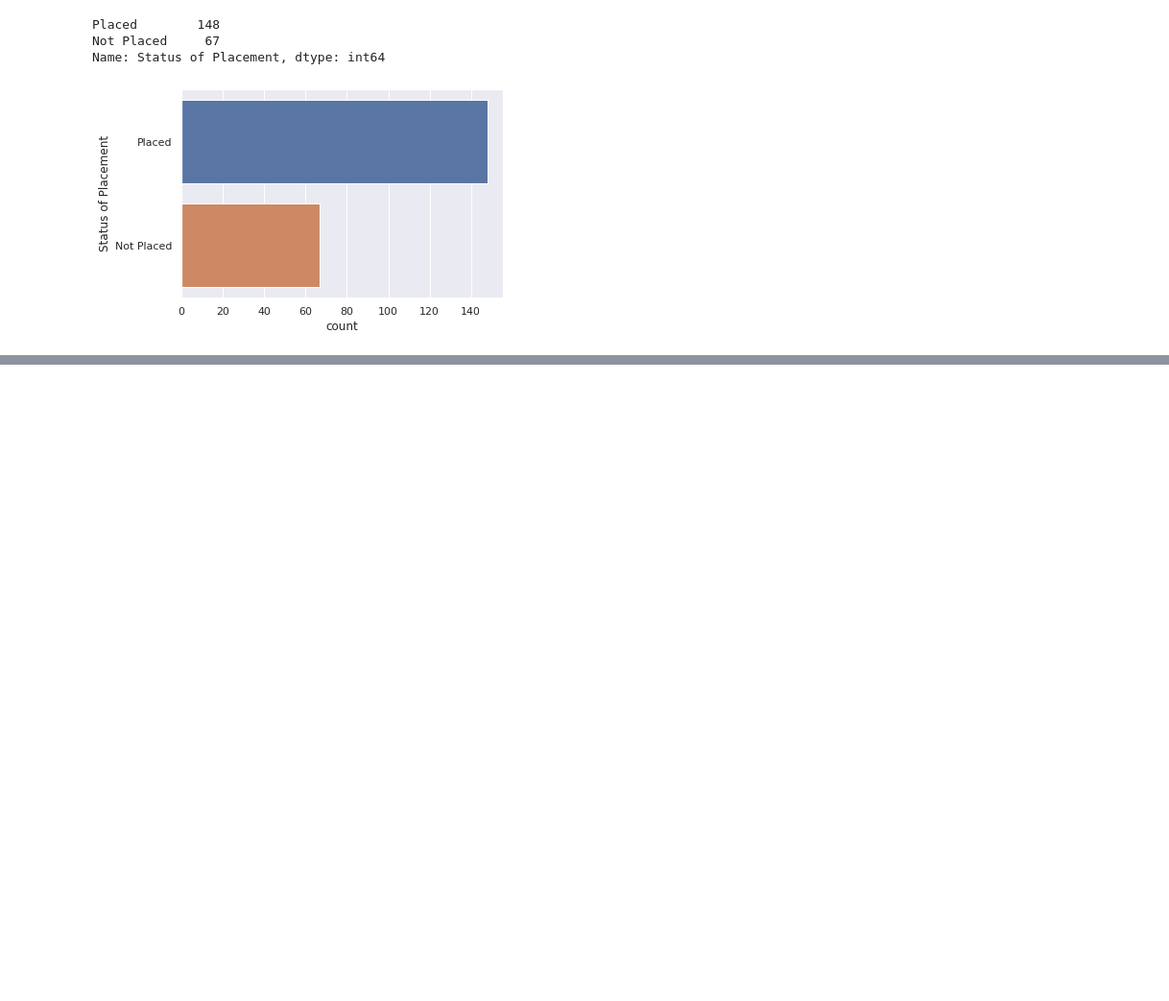
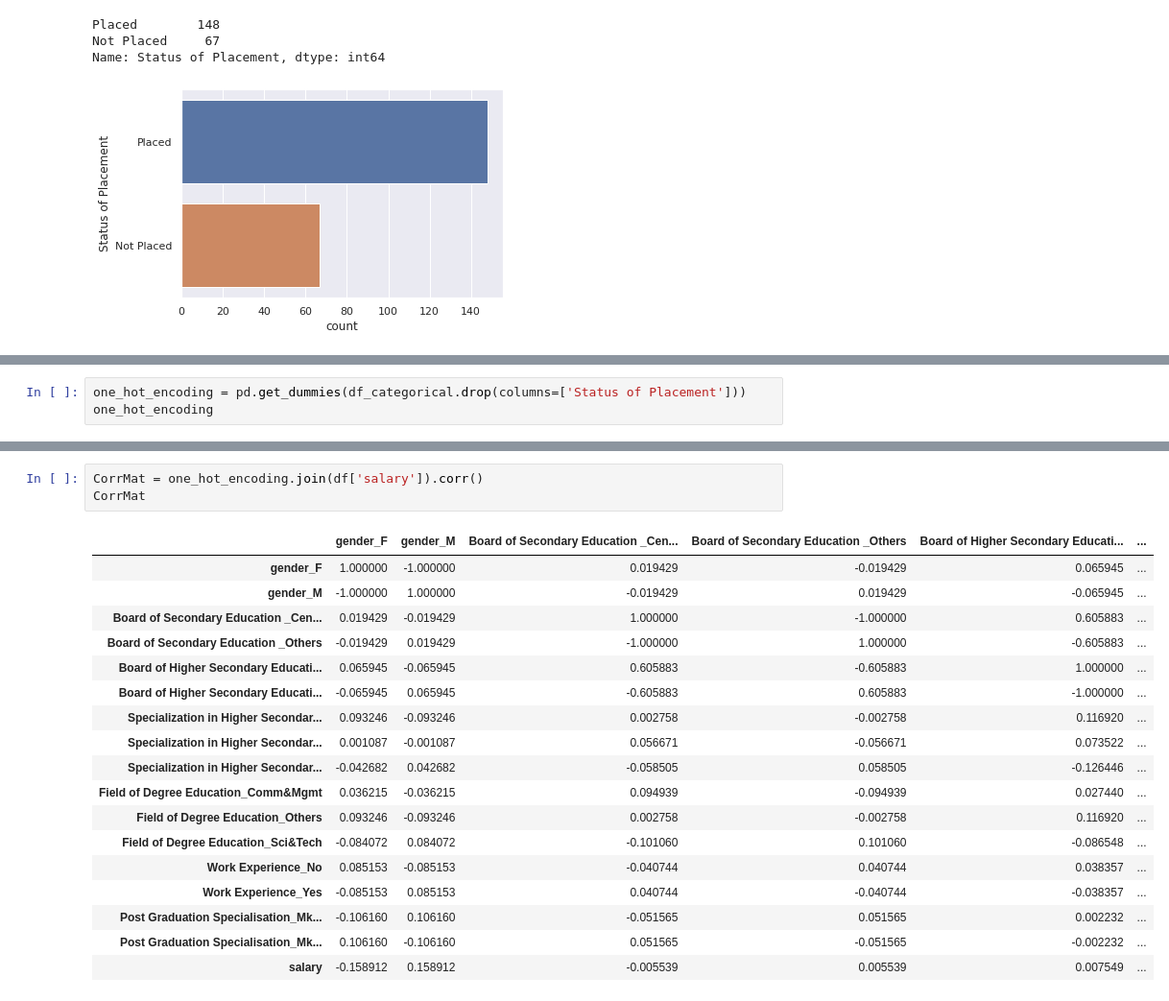
Before and after one commit to Alam710/Machine-Learning-Experiments-and-Exam, a Jupyter notebook: Islam__Nur_Alam_UAS_Macahine_Learning_No1.ipynb, the cells around one changed output, grey strips where cells are left out. Shown: that part at 96% size. Cells and saved outputs as stored; diff of their text form; blank space fills up the shorter version.

```diff
--- a/Islam__Nur_Alam_UAS_Macahine_Learning_No1.ipynb
+++ b/Islam__Nur_Alam_UAS_Macahine_Learning_No1.ipynb
@@ -206,0 +246,3 @@ Name: Status of Placement, dtype: int64
+# %%
+one_hot_encoding = pd.get_dummies(df_categorical.drop(columns=['Status of Placement']))
+one_hot_encoding
@@ -206,0 +264,22 @@ Name: Status of Placement, dtype: int64
+# %%
+CorrMat = one_hot_encoding.join(df['salary']).corr()
+CorrMat
+# %% [output]
+|  | gender_F | gender_M | Board of Secondary Education _Cen... | Board of Secondary Education _Others | Board of Higher Secondary Educati... | ... |
+| gender_F | 1.000000 | -1.000000 | 0.019429 | -0.019429 | 0.065945 | ... |
+| gender_M | -1.000000 | 1.000000 | -0.019429 | 0.019429 | -0.065945 | ... |
+| Board of Secondary Education _Cen... | 0.019429 | -0.019429 | 1.000000 | -1.000000 | 0.605883 | ... |
+| Board of Secondary Education _Others | -0.019429 | 0.019429 | -1.000000 | 1.000000 | -0.605883 | ... |
+| Board of Higher Secondary Educati... | 0.065945 | -0.065945 | 0.605883 | -0.605883 | 1.000000 | ... |
+| Board of Higher Secondary Educati... | -0.065945 | 0.065945 | -0.605883 | 0.605883 | -1.000000 | ... |
+| Specialization in Higher Secondar... | 0.093246 | -0.093246 | 0.002758 | -0.002758 | 0.116920 | ... |
+| Specialization in Higher Secondar... | 0.001087 | -0.001087 | 0.056671 | -0.056671 | 0.073522 | ... |
+| Specialization in Higher Secondar... | -0.042682 | 0.042682 | -0.058505 | 0.058505 | -0.126446 | ... |
+| Field of Degree Education_Comm&Mgmt | 0.036215 | -0.036215 | 0.094939 | -0.094939 | 0.027440 | ... |
+| Field of Degree Education_Others | 0.093246 | -0.093246 | 0.002758 | -0.002758 | 0.116920 | ... |
+| Field of Degree Education_Sci&Tech | -0.084072 | 0.084072 | -0.101060 | 0.101060 | -0.086548 | ... |
+| Work Experience_No | 0.085153 | -0.085153 | -0.040744 | 0.040744 | 0.038357 | ... |
+| Work Experience_Yes | -0.085153 | 0.085153 | 0.040744 | -0.040744 | -0.038357 | ... |
+| Post Graduation Specialisation_Mk... | -0.106160 | 0.106160 | -0.051565 | 0.051565 | 0.002232 | ... |
+| Post Graduation Specialisation_Mk... | 0.106160 | -0.106160 | 0.051565 | -0.051565 | -0.002232 | ... |
+| salary | -0.158912 | 0.158912 | -0.005539 | 0.005539 | 0.007549 | ... |
```
Also changed, not shown: parts of 36 cells of this notebook.
